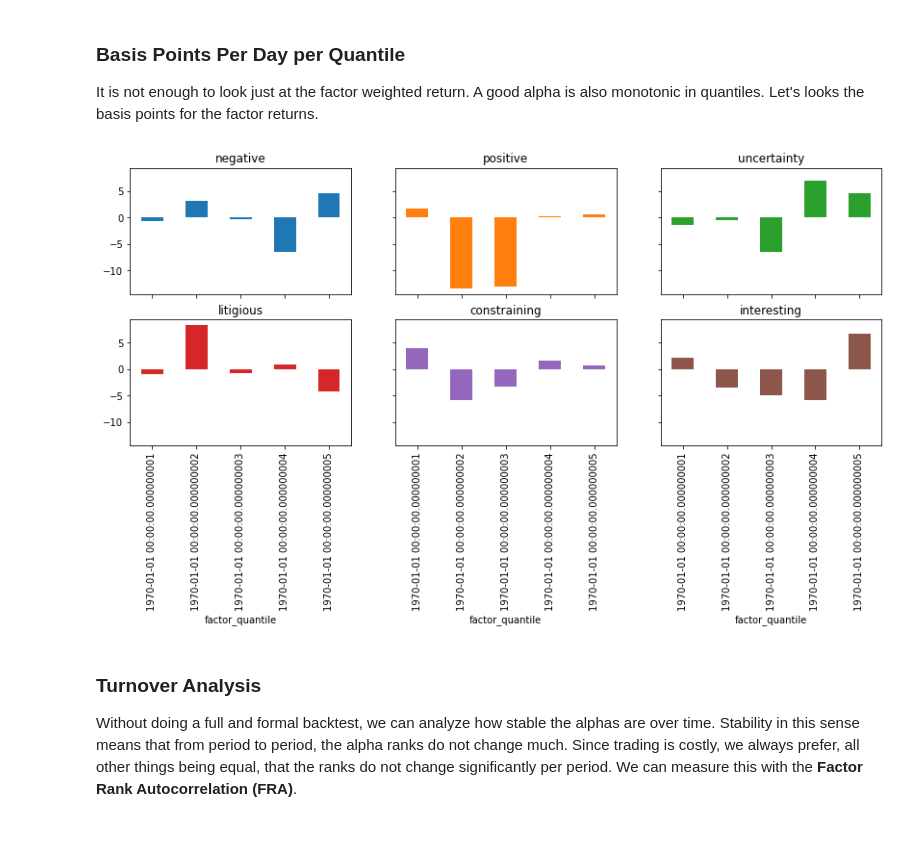
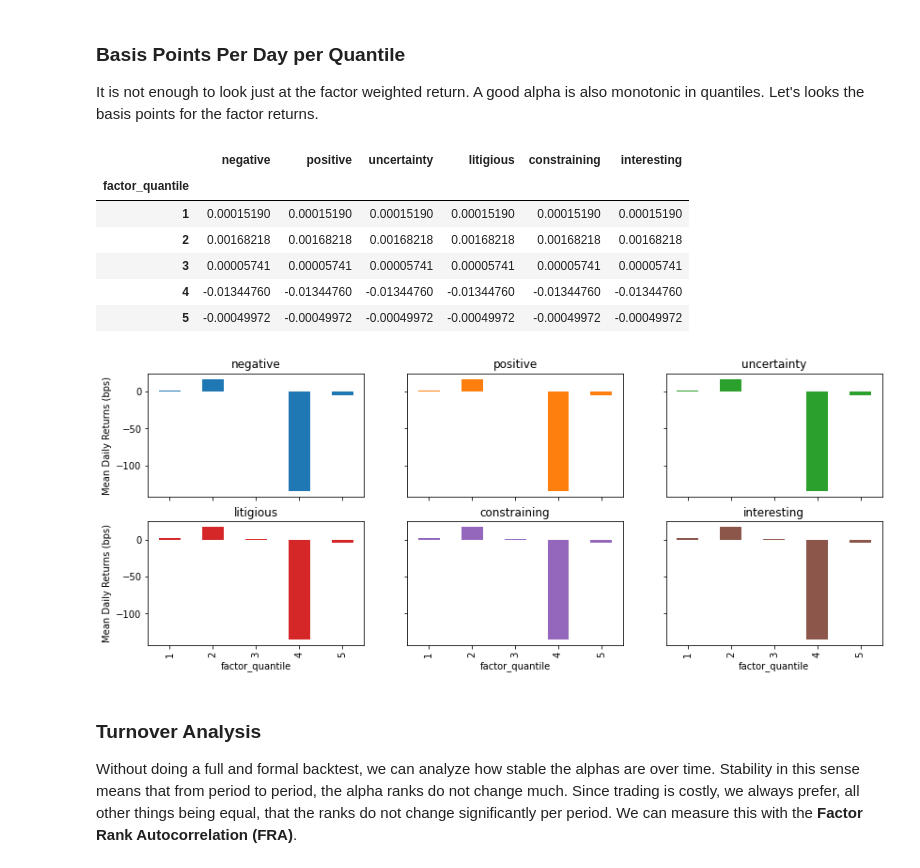
Before and after one commit to allen44/nlp-sec-filings, a Jupyter notebook: nlp_for_sec_filings.ipynb, the cells around one changed output. Drawn from its saved outputs; the diff is of its cells as text; code cells hidden in the pictures; blank space fills up the shorter version.

```diff
--- a/nlp_for_sec_filings.ipynb
+++ b/nlp_for_sec_filings.ipynb
@@ -903,0 +955,15 @@ prices
+# %%
+def get_prices_multi_indexed_for_all_tickers(ticker_list = list(additional_cik.keys())):
+  _prices = get_prices_for_all_tickers(ticker_list = ticker_list)
+  _tuples =  zip(_prices.columns.values,
+                ('price' for i in range(len(_prices.columns))))
+  _prices.columns = pd.MultiIndex.from_tuples(_tuples)
+  # _prices.columns.name. = 'price'
+  _multi_indexed_prices = _prices.stack(level=0)
+  # .swaplevel(0, 1, axis=0)
+  _multi_indexed_prices.index = _multi_indexed_prices.index.set_names(['date', 'ticker'])
+  assert _multi_indexed_prices.index.levels[0].freq =='D'
+  return _multi_indexed_prices
+
+multi_indexed_prices = get_prices_multi_indexed_for_all_tickers()
+multi_indexed_prices
@@ -948,7 +1044,7 @@ def upsample(df, rule='D', method='ffill',
 
     assert isinstance(df, (pd.DataFrame, pd.Series))
     assert isinstance(df.index, (pd.DatetimeIndex, pd.MultiIndex))
-    assert method == 'ffill' or method == 'linear'
+    assert method == 'ffill' or method == 'linear' or method==None
     assert upsampled_date_index_level in range(0, len(df.index.levels))
 
     # Pandas 0.25.1 does not support upsampling a DataFrame with a MultiIndex
@@ -965,6 +1061,9 @@ def upsample(df, rule='D', method='ffill',
         elif method == 'linear':
             # Fill with linearly interpolated values.
             df_upsampled = df.resample(rule).interpolate(method='linear')
+        elif method == None:
+            # Fill with NA.
+            df_upsampled = df.resample(rule).asfreq()
 
     # If the DataFrame has a MultiIndex.
     elif isinstance(df.index, pd.MultiIndex):
@@ -984,11 +1083,14 @@ def upsample(df, rule='D', method='ffill',
             elif method == 'linear':
                 # Fill with linearly interpolated values.
                 return df.set_index(date_index).resample(rule).interpolate(method='linear')
+            elif method == None:
+                # Fill with NA.
+                return df.set_index(date_index).resample(rule).asfreq()
 
         # Group the original DataFrame by companies and apply the resampling to each.
         df_upsampled = df.reset_index(level=date_index).groupby(level=group_index).apply(_resample)
         if upsampled_date_index_level == 0:
-          df_upsampled = df_upsampled.reset_index().set_index(['date', 'ticker'])
+          df_upsampled.index = df_upsampled.index.swaplevel('date', 'ticker')
 
     return df_upsampled
 # %%
@@ -1058,3 +1143,13 @@ cosine_similarities_dfs['negative']
 # %% [markdown]
 ### Alphalens Format
 In order to use a lot of the alphalens functions, we need to aligned the indices and convert the time to unix timestamp. In this next cell, we'll do just that.
+# %%
+joined = multi_indexed_prices.join(cosine_similarities_dfs[sentiment], how='outer')
+try:
+  joined = upsample(joined, rule='D', method=None)
+except: # If duplicate index
+  joined = upsample(joined[~joined.index.duplicated(keep='first')],
+                    rule='D', method=None)
+factor_df = joined['value']
+# prices_df = joined['price']
+joined
@@ -1213,16 +1314,26 @@ qr_factor_returns = pd.DataFrame()
 
 for factor_name, data in unixt_factor_data.items():
     qr_factor_returns[factor_name] = al.performance.mean_return_by_quantile(data)[0].iloc[:, 0]
-qr_factor_returns = qr_factor_returns.set_index(pd.to_datetime(qr_factor_returns.index))
+# %%
+qr_factor_returns
+# %% [output]
+|  | negative | positive | uncertainty | litigious | constraining | interesting |
+| factor_quantile |  |  |  |  |  |  |
+| 1 | 0.00015190 | 0.00015190 | 0.00015190 | 0.00015190 | 0.00015190 | 0.00015190 |
+| 2 | 0.00168218 | 0.00168218 | 0.00168218 | 0.00168218 | 0.00168218 | 0.00168218 |
+| 3 | 0.00005741 | 0.00005741 | 0.00005741 | 0.00005741 | 0.00005741 | 0.00005741 |
+| 4 | -0.01344760 | -0.01344760 | -0.01344760 | -0.01344760 | -0.01344760 | -0.01344760 |
+| 5 | -0.00049972 | -0.00049972 | -0.00049972 | -0.00049972 | -0.00049972 | -0.00049972 |
 # %%
 (10000*qr_factor_returns).plot.bar(
     subplots=True,
     sharey=True,
     layout=(5,3),
     figsize=(14, 14),
-    legend=False);
+    legend=False,
+    ylabel='Mean Daily Returns (bps)');
 # %% [output]
-[figure, old version]
+[figure, new version]
 # %% [markdown]
 ### Turnover Analysis
 Without doing a full and formal backtest, we can analyze how stable the alphas are over time. Stability in this sense means that from period to period, the alpha ranks do not change much. Since trading is costly, we always prefer, all other things being equal, that the ranks do not change significantly per period. We can measure this with the **Factor Rank Autocorrelation (FRA)**.
```
Also changed, not shown: parts of 28 cells of this notebook.
